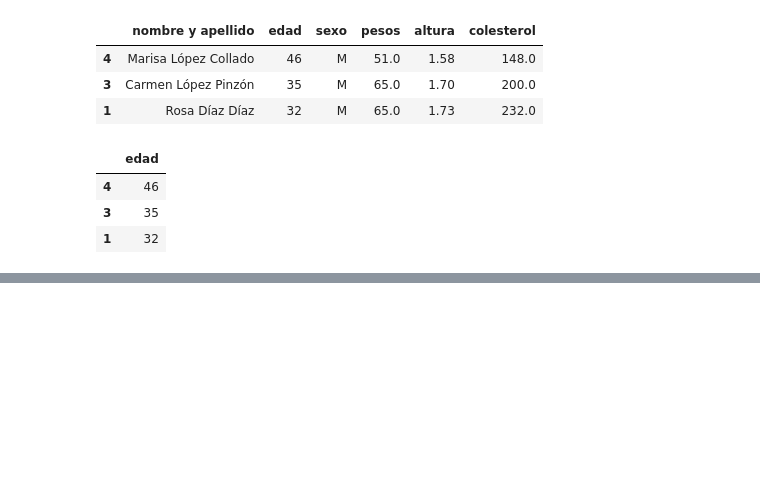
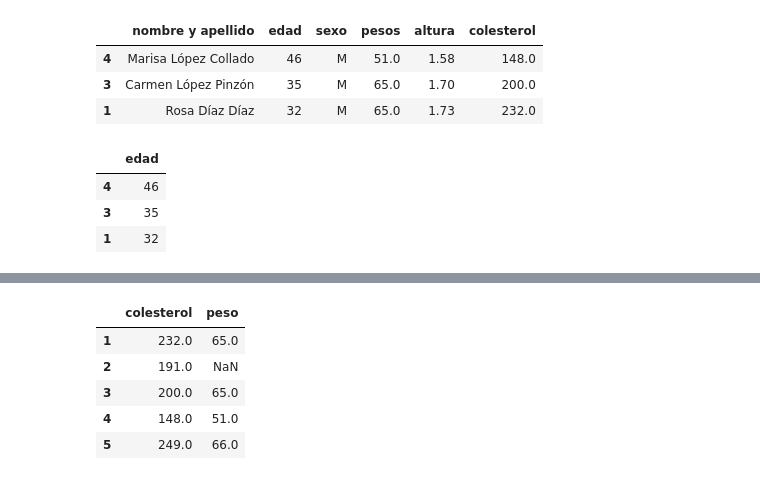
Before and after one commit to mtataytraining2/2_DataScience_Basics, a Jupyter notebook: Pandas/Pandas_dataframe_clase.ipynb, the cells around one changed output, grey strips where cells are left out. Cells and saved outputs as stored; diff of their text form; code cells hidden in the pictures; blank space fills up the shorter version.

```diff
--- a/Pandas/Pandas_dataframe_clase.ipynb
+++ b/Pandas/Pandas_dataframe_clase.ipynb
@@ -435,0 +554,9 @@ dfcol
+# %%
+dfcol.loc[1:5,['colesterol','peso']]
+# %% [output]
+|  | colesterol | peso |
+| 1 | 232.0 | 65.0 |
+| 2 | 191.0 | NaN |
+| 3 | 200.0 | 65.0 |
+| 4 | 148.0 | 51.0 |
+| 5 | 249.0 | 66.0 |
```
Also changed, not shown: parts of 11 cells of this notebook.
